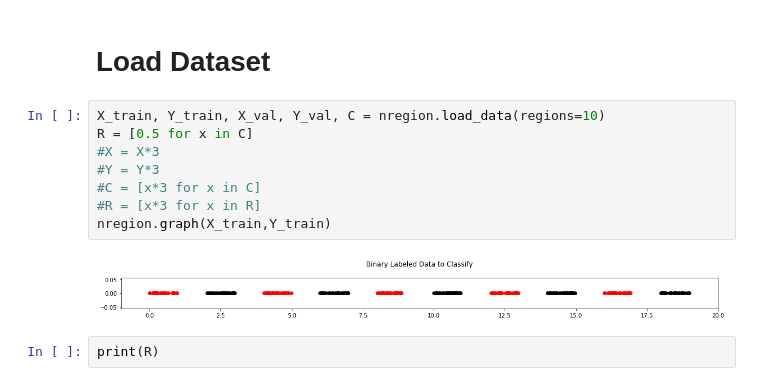
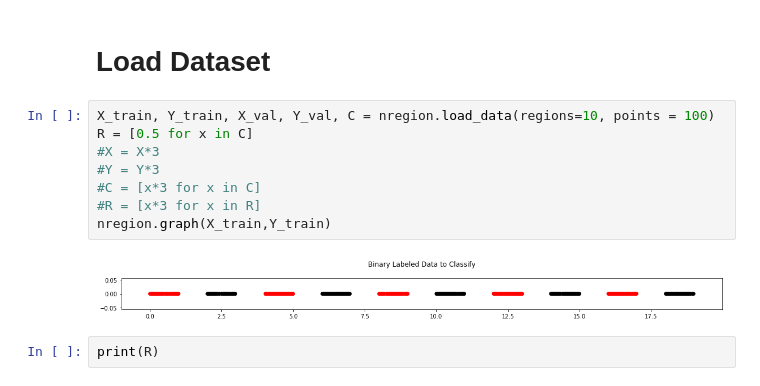
Before and after one commit to AleksandrGontcharov/neuralnetwork, a Jupyter notebook: neural_network_testing.ipynb, the cells around one changed output. Drawn from its saved outputs; the diff is of its cells as text.

```diff
--- a/neural_network_testing.ipynb
+++ b/neural_network_testing.ipynb
@@ -21,15 +21,15 @@ Layer: L3, Neurons: 1, Activation: sigmoid, Weights: (1, 5), Biases: (1, 1)
 # %% [markdown]
 # Load Dataset
 # %%
-X_train, Y_train, X_val, Y_val, C = nregion.load_data(regions=10)
+X_train, Y_train, X_val, Y_val, C = nregion.load_data(regions=10, points = 100)
 R = [0.5 for x in C]
 #X = X*3
 #Y = Y*3
 #C = [x*3 for x in C]
 #R = [x*3 for x in R]
 nregion.graph(X_train,Y_train)
 # %% [output]
-[figure, old version]
+[figure, new version]
 # %%
 print(R)
 # %% [output]
```
Also changed, not shown: parts of 3 cells of this notebook, 2 other files.
